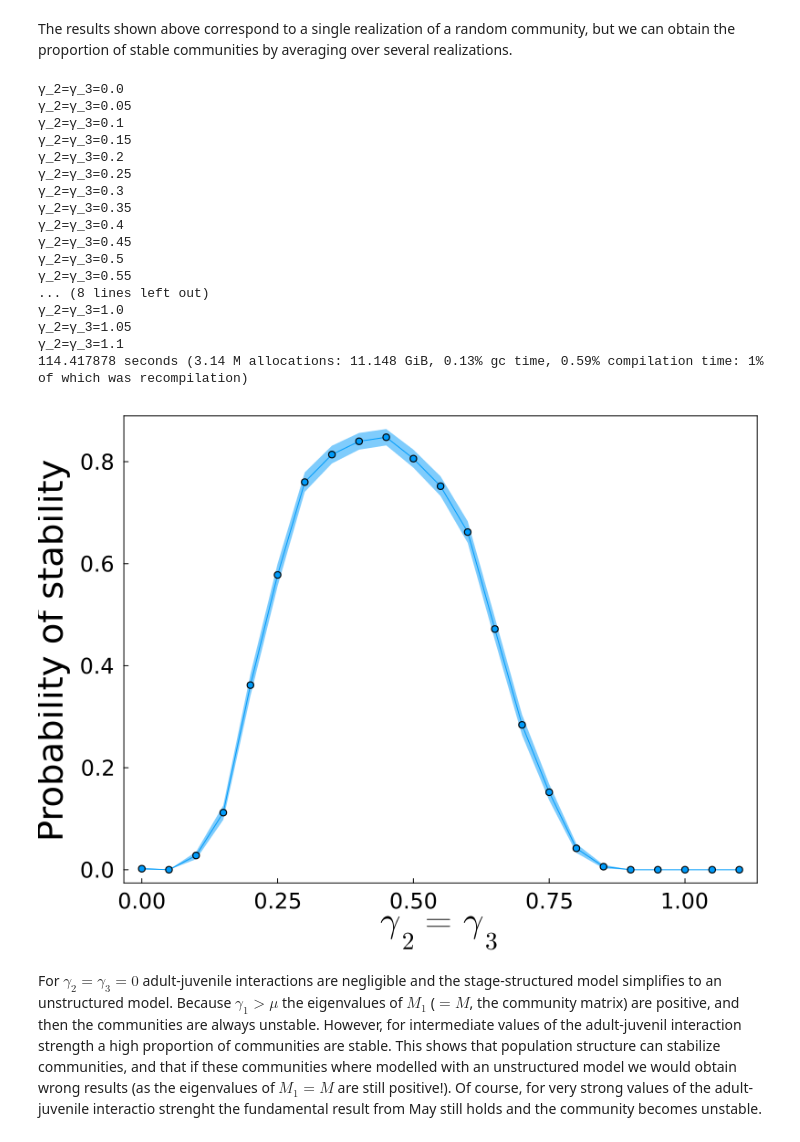
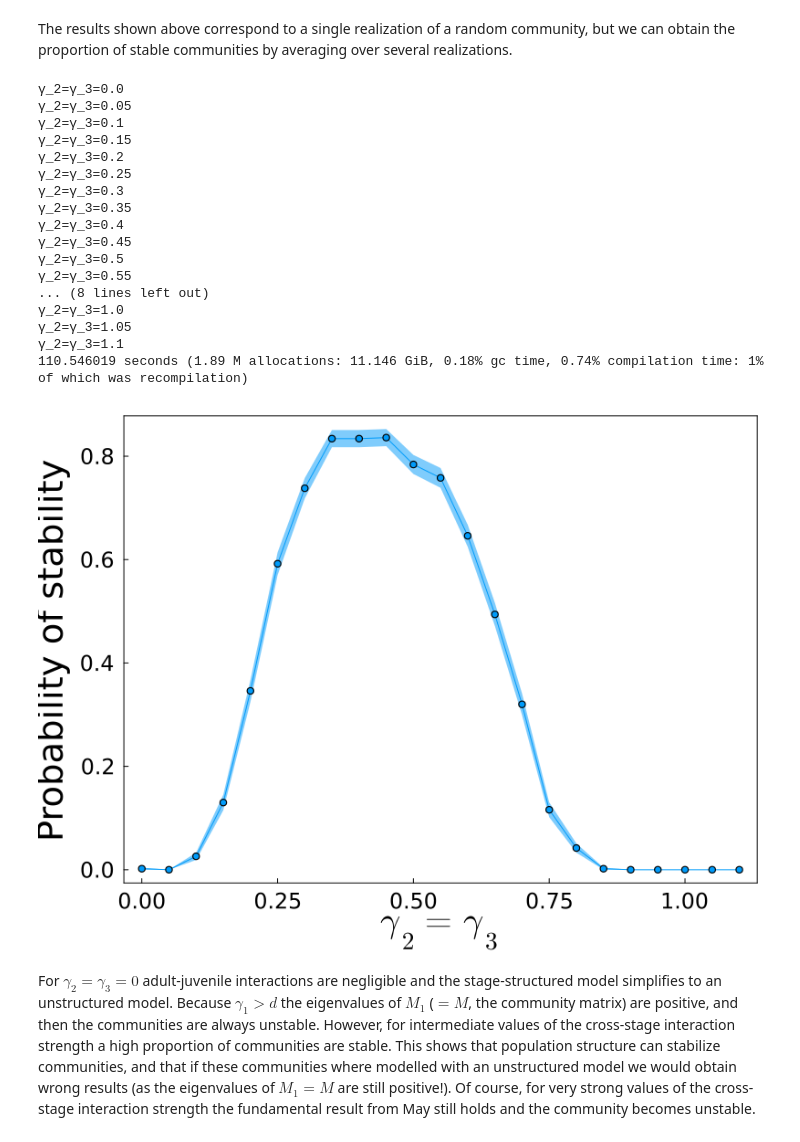
Before and after one commit to agimenezromero/Structured-Community-Matrix, a Jupyter notebook: Example.ipynb, the cells around one changed output. Cells and saved outputs as stored; diff of their text form; code cells hidden in the pictures.

```diff
--- a/Example.ipynb
+++ b/Example.ipynb
@@ -172,6 +102,10 @@ The results shown above correspond to a single realization of a random community
 n = 100
 C = 1.0
 s = 2
+
+μ = 1.0
+
+interaction_type = "competition_predation"
 
 realizations = 500
 
@@ -198,34 +132,34 @@ std_stability_arr = []
     σ_3 = (γ_3 / (sqrt(n) * C)) * (pi / (pi - 2)) # Predation
     σ_4 = γ_4 / denom # Competition
 
     mean_stability, std_stability = model(n, s, μ, σ_1, σ_2, σ_3, σ_4, C, interaction_type, realizations)
 
     append!(mean_stability_arr, mean_stability)
     append!(std_stability_arr, std_stability)
 
 end
 
 plot(γ_vals, mean_stability_arr, ribbon=std_stability_arr/sqrt(realizations), marker=:circle,
     label="", xlabel=L"\gamma_2=\gamma_3", ylabel="Probability of stability", size=(800,600),
     grid=:off, frame=:box, guidefont=26, tickfont=16, legendfont=14, titlefont=18)
 # %% [output]
 γ_2=γ_3=0.0
 γ_2=γ_3=0.05
 γ_2=γ_3=0.1
 γ_2=γ_3=0.15
 γ_2=γ_3=0.2
 γ_2=γ_3=0.25
 γ_2=γ_3=0.3
 γ_2=γ_3=0.35
 γ_2=γ_3=0.4
 γ_2=γ_3=0.45
 γ_2=γ_3=0.5
 γ_2=γ_3=0.55
 ... (8 lines left out)
 γ_2=γ_3=1.0
 γ_2=γ_3=1.05
 γ_2=γ_3=1.1
-114.417878 seconds (3.14 M allocations: 11.148 GiB, 0.13% gc time, 0.59% compilation time: 1% of which was recompilation)
+110.546019 seconds (1.89 M allocations: 11.146 GiB, 0.18% gc time, 0.74% compilation time: 1% of which was recompilation)
-[figure, old version]
+[figure, new version]
 # %% [markdown]
-For $\gamma_2=\gamma_3=0$ adult-juvenile interactions are negligible and the stage-structured model simplifies to an unstructured model. Because $\gamma_1>\mu$ the eigenvalues of $M_1$ ($=M$, the community matrix) are positive, and then the communities are always unstable. However, for intermediate values of the adult-juvenil interaction strength a high proportion of communities are stable. This shows that population structure can stabilize communities, and that if these communities where modelled with an unstructured model we would obtain wrong results (as the eigenvalues of $M_1=M$ are still positive!). Of course, for very strong values of the adult-juvenile interactio strenght the fundamental result from May still holds and the community becomes unstable.
+For $\gamma_2=\gamma_3=0$ adult-juvenile interactions are negligible and the stage-structured model simplifies to an unstructured model. Because $\gamma_1>d$ the eigenvalues of $M_1$ ($=M$, the community matrix) are positive, and then the communities are always unstable. However, for intermediate values of the cross-stage interaction strength a high proportion of communities are stable. This shows that population structure can stabilize communities, and that if these communities where modelled with an unstructured model we would obtain wrong results (as the eigenvalues of $M_1=M$ are still positive!). Of course, for very strong values of the cross-stage interaction strength the fundamental result from May still holds and the community becomes unstable.
```
Also changed, not shown: parts of 6 cells of this notebook.
